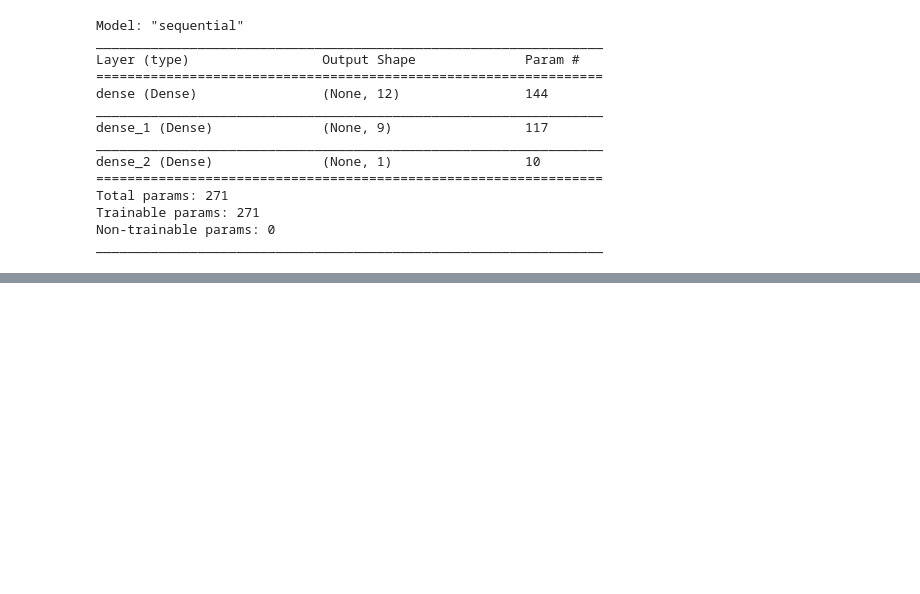
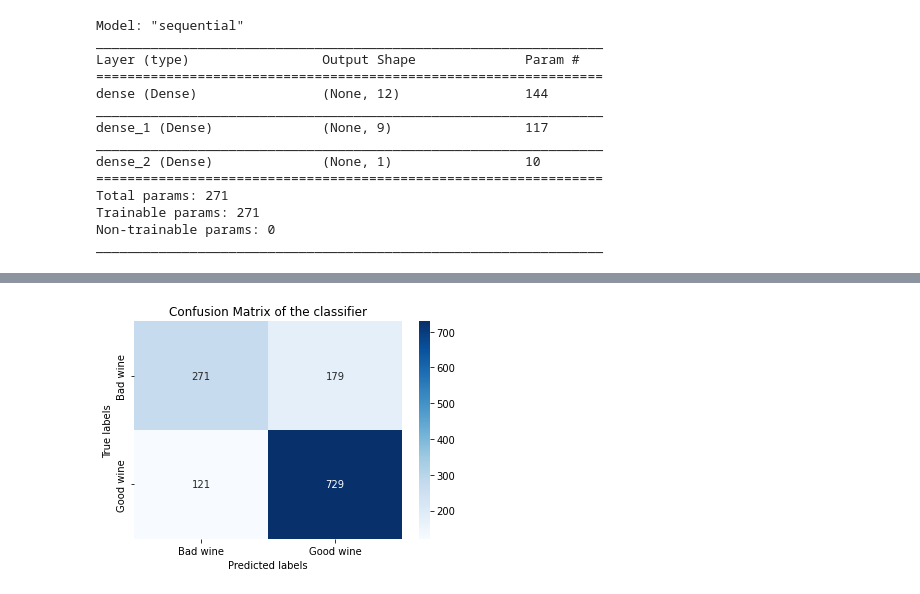
Before and after one commit to JayeshItaliya86/DL-wine-quality, a Jupyter notebook: base_model.ipynb, the cells around one changed output, grey strips where cells are left out. Drawn from its saved outputs; the diff is of its cells as text; code cells hidden in the pictures; blank space fills up the shorter version.

```diff
--- a/base_model.ipynb
+++ b/base_model.ipynb
@@ -290,0 +307,12 @@ plt.show()
+# %%
+# Confusion matrix
+cm = confusion_matrix(y_test, y_pred)
+ax = plt.subplot()
+sns.heatmap(cm, annot=True, fmt='g', ax=ax, cmap=plt.cm.Blues) # annot=True to annotate cells, ftm='g' to disable scientific notation
+ax.set_xlabel('Predicted labels')
+ax.set_ylabel('True labels')
+ax.set_title('Confusion Matrix of the classifier')
+ax.xaxis.set_ticklabels(['Bad wine', 'Good wine']); ax.yaxis.set_ticklabels(['Bad wine', 'Good wine']);
+plt.show()
+# %% [output]
+[figure, added]
```
Also changed, not shown: parts of 18 cells of this notebook, 4 other files.
